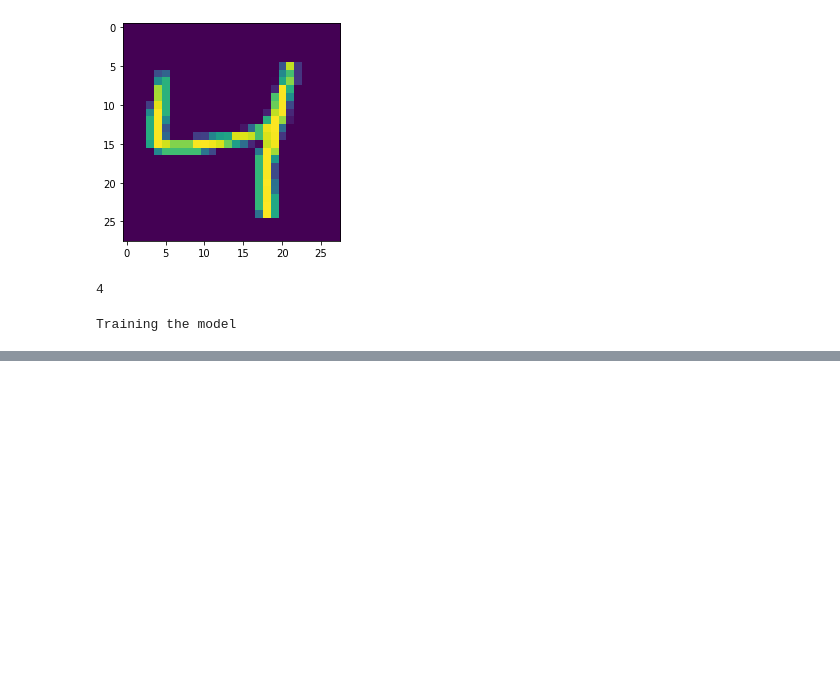
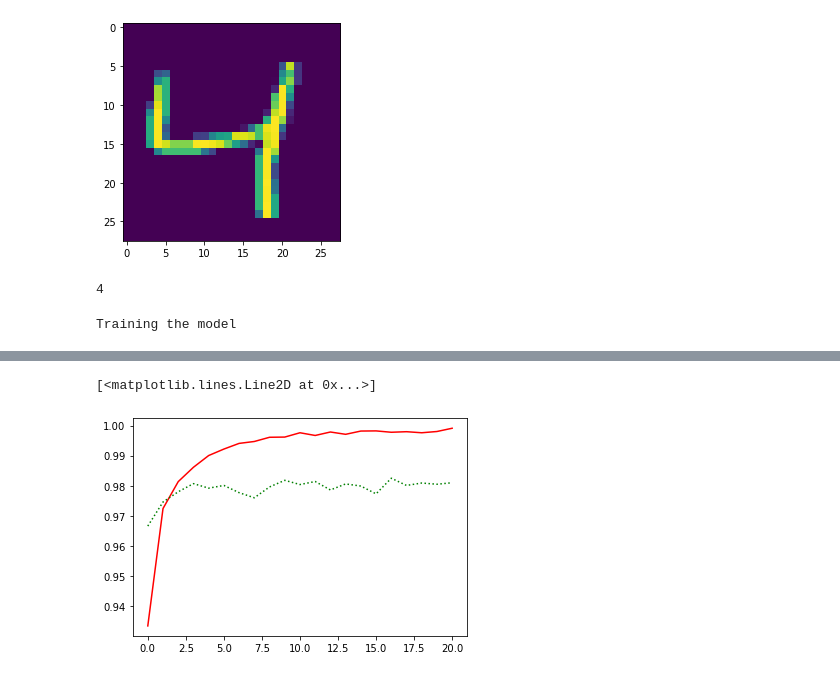
Before and after one commit to YashMunjal/Deep-learning-keras, a Jupyter notebook: MNIST.ipynb, the cells around one changed output, grey strips where cells are left out. Drawn from its saved outputs; the diff is of its cells as text; code cells hidden in the pictures; blank space fills up the shorter version.

```diff
--- a/MNIST.ipynb
+++ b/MNIST.ipynb
@@ -101,3 +101,13 @@ _________________________________________________________________
 model.compile(optimizer='adam',
               loss='sparse_categorical_crossentropy',
               metrics=['accuracy'])
+# %%
+class accuracy99Callback(tf.keras.callbacks.Callback):
+    def on_epoch_end(self, epoch, logs={}):
+        if (logs.get('accuracy') > 0.999):
+            print("\n\nWe reached 99.9% accuracy!\n")
+            self.model.stop_training = True
+# %%
+%%time
+# ~ 2 min
+model.fit(x_train, y_train, epochs=40, validation_data=(x_test, y_test), callbacks=[accuracy99Callback()])
@@ -103,0 +133,6 @@ model.compile(optimizer='adam',
+# %%
+plt.plot(model.history.history['accuracy'], 'r-')
+plt.plot(model.history.history['val_accuracy'], 'g:')
+# %% [output]
+[<matplotlib.lines.Line2D at 0x...>]
+[figure, added]
```
Also changed, not shown: parts of 5 cells of this notebook.
